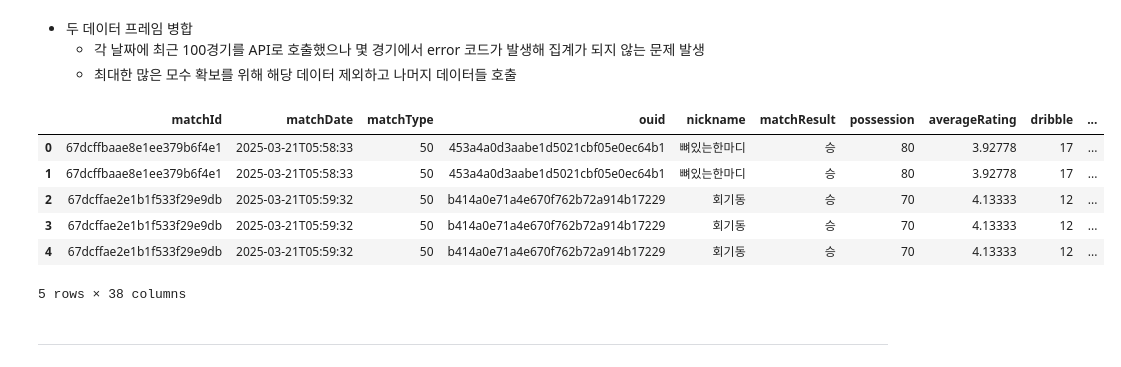
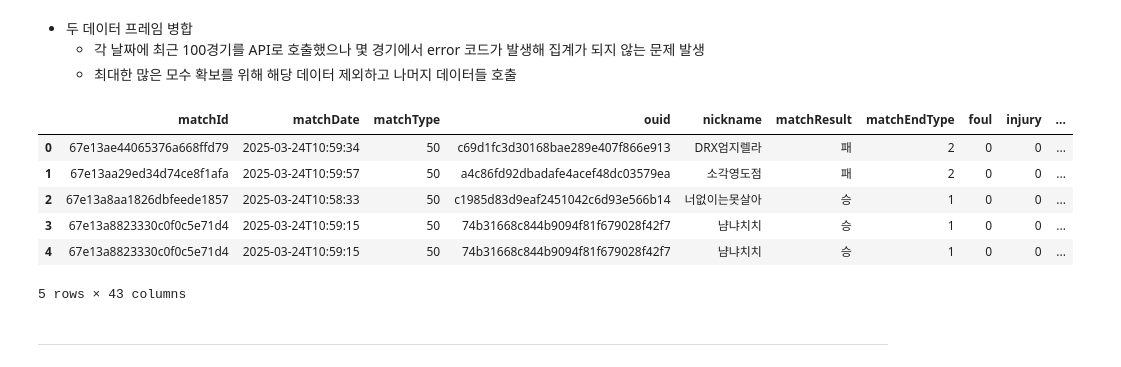
Before and after one commit to harrym8n/Proj_FC_Online, a Jupyter notebook: fconline_build_model.ipynb, the cells around one changed output. Drawn from its saved outputs; the diff is of its cells as text; code cells hidden in the pictures.

Commit message:
Build preprocessing process and add some new features to dataframe

```diff
--- a/fconline_build_model.ipynb
+++ b/fconline_build_model.ipynb
@@ -60,5 +60,6 @@ warnings.filterwarnings('ignore')
 #### ㄴ 데이터 호출
 # %%
 # 데이터 프레임 생성
-match_df_1 = pd.read_csv('250321_recent_matches.csv', encoding='utf-8-sig')
-match_df_2 = pd.read_csv('250323_recent_matches.csv', encoding='utf-8-sig')
+#match_df_1 = pd.read_csv('250321_recent_matches.csv', encoding='utf-8-sig')
+#match_df_2 = pd.read_csv('250323_recent_matches.csv', encoding='utf-8-sig')
+match_df_3 = pd.read_csv('250324_recent_matches.csv', encoding='utf-8-sig')
@@ -90,16 +109,17 @@ match_df_2.head()
     - 최대한 많은 모수 확보를 위해 해당 데이터 제외하고 나머지 데이터들 호출
 # %%
 # 데이터 병합
-match_df = pd.concat([match_df_1,match_df_2], axis=0, ignore_index=True)
+# match_df = pd.concat([match_df_1,match_df_2,match_df_3], axis=0, ignore_index=True)
+match_df = match_df_3
 match_df.head()
 # %% [output]
-|  | matchId | matchDate | matchType | ouid | nickname | matchResult | possession | averageRating | dribble | ... |
-| 0 | 67dcffbaae8e1ee379b6f4e1 | 2025-03-21T05:58:33 | 50 | 453a4a0d3aabe1d5021cbf05e0ec64b1 | 뼈있는한마디 | 승 | 80 | 3.92778 | 17 | ... |
-| 1 | 67dcffbaae8e1ee379b6f4e1 | 2025-03-21T05:58:33 | 50 | 453a4a0d3aabe1d5021cbf05e0ec64b1 | 뼈있는한마디 | 승 | 80 | 3.92778 | 17 | ... |
-| 2 | 67dcffae2e1b1f533f29e9db | 2025-03-21T05:59:32 | 50 | b414a0e71a4e670f762b72a914b17229 | 회기동 | 승 | 70 | 4.13333 | 12 | ... |
-| 3 | 67dcffae2e1b1f533f29e9db | 2025-03-21T05:59:32 | 50 | b414a0e71a4e670f762b72a914b17229 | 회기동 | 승 | 70 | 4.13333 | 12 | ... |
-| 4 | 67dcffae2e1b1f533f29e9db | 2025-03-21T05:59:32 | 50 | b414a0e71a4e670f762b72a914b17229 | 회기동 | 승 | 70 | 4.13333 | 12 | ... |
+|  | matchId | matchDate | matchType | ouid | nickname | matchResult | matchEndType | foul | injury | ... |
+| 0 | 67e13ae44065376a668ffd79 | 2025-03-24T10:59:34 | 50 | c69d1fc3d30168bae289e407f866e913 | DRX엄지렐라 | 패 | 2 | 0 | 0 | ... |
+| 1 | 67e13aa29ed34d74ce8f1afa | 2025-03-24T10:59:57 | 50 | a4c86fd92dbadafe4acef48dc03579ea | 소각영도점 | 패 | 2 | 0 | 0 | ... |
+| 2 | 67e13a8aa1826dbfeede1857 | 2025-03-24T10:58:33 | 50 | c1985d83d9eaf2451042c6d93e566b14 | 너없이는못살아 | 승 | 1 | 0 | 0 | ... |
+| 3 | 67e13a8823330c0f0c5e71d4 | 2025-03-24T10:59:15 | 50 | 74b31668c844b9094f81f679028f42f7 | 냠냐치치 | 승 | 1 | 0 | 0 | ... |
+| 4 | 67e13a8823330c0f0c5e71d4 | 2025-03-24T10:59:15 | 50 | 74b31668c844b9094f81f679028f42f7 | 냠냐치치 | 승 | 1 | 0 | 0 | ... |
-5 rows × 38 columns
+5 rows × 43 columns
 # %% [markdown]
 ---
 # %% [markdown]
```
Also changed, not shown: parts of 17 cells of this notebook, 2 other files.
